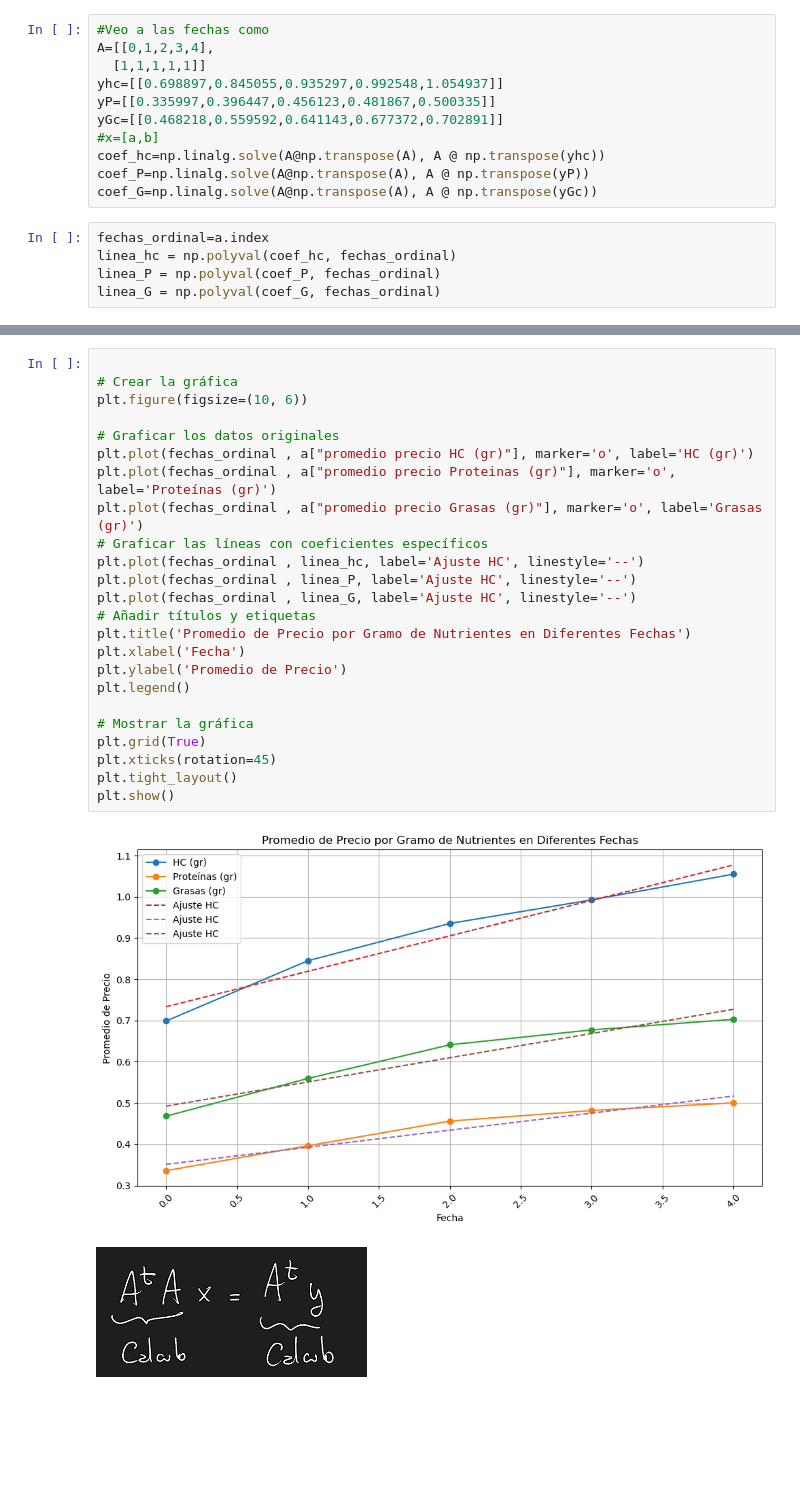
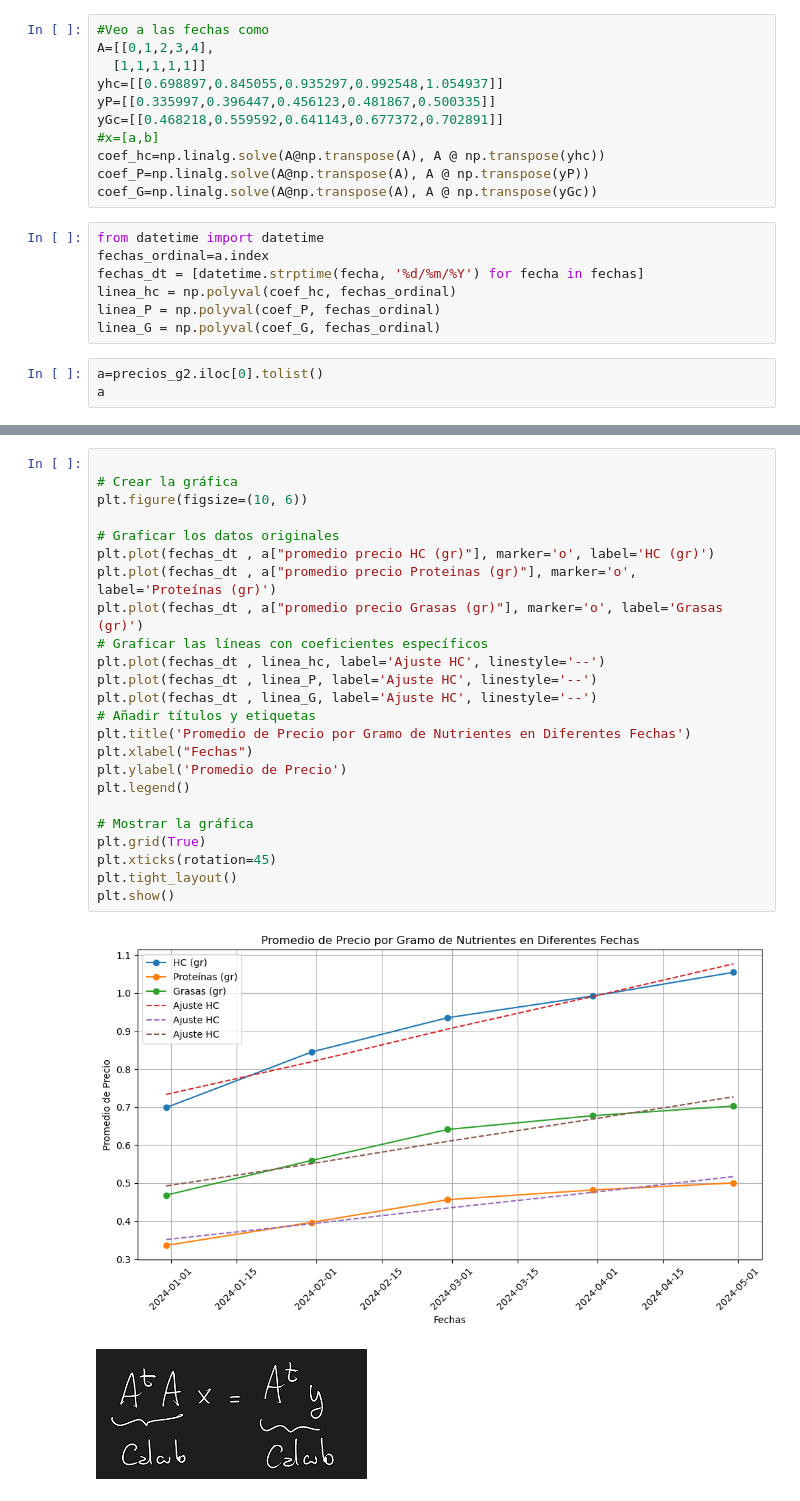
Before and after one commit to berardibautista/alc-2, a Jupyter notebook: ALC-TP2.ipynb, the cells around one changed output, grey strips where cells are left out. Saved outputs shown, nothing was run; the diff lists cells and outputs as text; blank space fills up the shorter version.

```diff
--- a/ALC-TP2.ipynb
+++ b/ALC-TP2.ipynb
@@ -413,7 +397,12 @@ coef_hc=np.linalg.solve(A@np.transpose(A), A @ np.transpose(yhc))
 coef_P=np.linalg.solve(A@np.transpose(A), A @ np.transpose(yP))
 coef_G=np.linalg.solve(A@np.transpose(A), A @ np.transpose(yGc))
 # %%
+from datetime import datetime
 fechas_ordinal=a.index
+fechas_dt = [datetime.strptime(fecha, '%d/%m/%Y') for fecha in fechas]
 linea_hc = np.polyval(coef_hc, fechas_ordinal)
 linea_P = np.polyval(coef_P, fechas_ordinal)
 linea_G = np.polyval(coef_G, fechas_ordinal)
+# %%
+a=precios_g2.iloc[0].tolist()
+a
@@ -420,28 +418,28 @@ linea_G = np.polyval(coef_G, fechas_ordinal)
 # %%
 
 # Crear la gráfica
 plt.figure(figsize=(10, 6))
 
 # Graficar los datos originales
-plt.plot(fechas_ordinal , a["promedio precio HC (gr)"], marker='o', label='HC (gr)')
-plt.plot(fechas_ordinal , a["promedio precio Proteinas (gr)"], marker='o', label='Proteínas (gr)')
-plt.plot(fechas_ordinal , a["promedio precio Grasas (gr)"], marker='o', label='Grasas (gr)')
+plt.plot(fechas_dt , a["promedio precio HC (gr)"], marker='o', label='HC (gr)')
+plt.plot(fechas_dt , a["promedio precio Proteinas (gr)"], marker='o', label='Proteínas (gr)')
+plt.plot(fechas_dt , a["promedio precio Grasas (gr)"], marker='o', label='Grasas (gr)')
 # Graficar las líneas con coeficientes específicos
-plt.plot(fechas_ordinal , linea_hc, label='Ajuste HC', linestyle='--')
-plt.plot(fechas_ordinal , linea_P, label='Ajuste HC', linestyle='--')
-plt.plot(fechas_ordinal , linea_G, label='Ajuste HC', linestyle='--')
+plt.plot(fechas_dt , linea_hc, label='Ajuste HC', linestyle='--')
+plt.plot(fechas_dt , linea_P, label='Ajuste HC', linestyle='--')
+plt.plot(fechas_dt , linea_G, label='Ajuste HC', linestyle='--')
 # Añadir títulos y etiquetas
 plt.title('Promedio de Precio por Gramo de Nutrientes en Diferentes Fechas')
-plt.xlabel('Fecha')
+plt.xlabel("Fechas")
 plt.ylabel('Promedio de Precio')
 plt.legend()
 
 # Mostrar la gráfica
 plt.grid(True)
 plt.xticks(rotation=45)
 plt.tight_layout()
 plt.show()
 # %% [output]
-[figure, old version]
+[figure, new version]
 # %% [markdown]
 ![image.png](attachment:c614af7a-a2d6-49d5-9e4c-2032a0855fcc.png)
```
Also changed, not shown: parts of 8 cells of this notebook.
